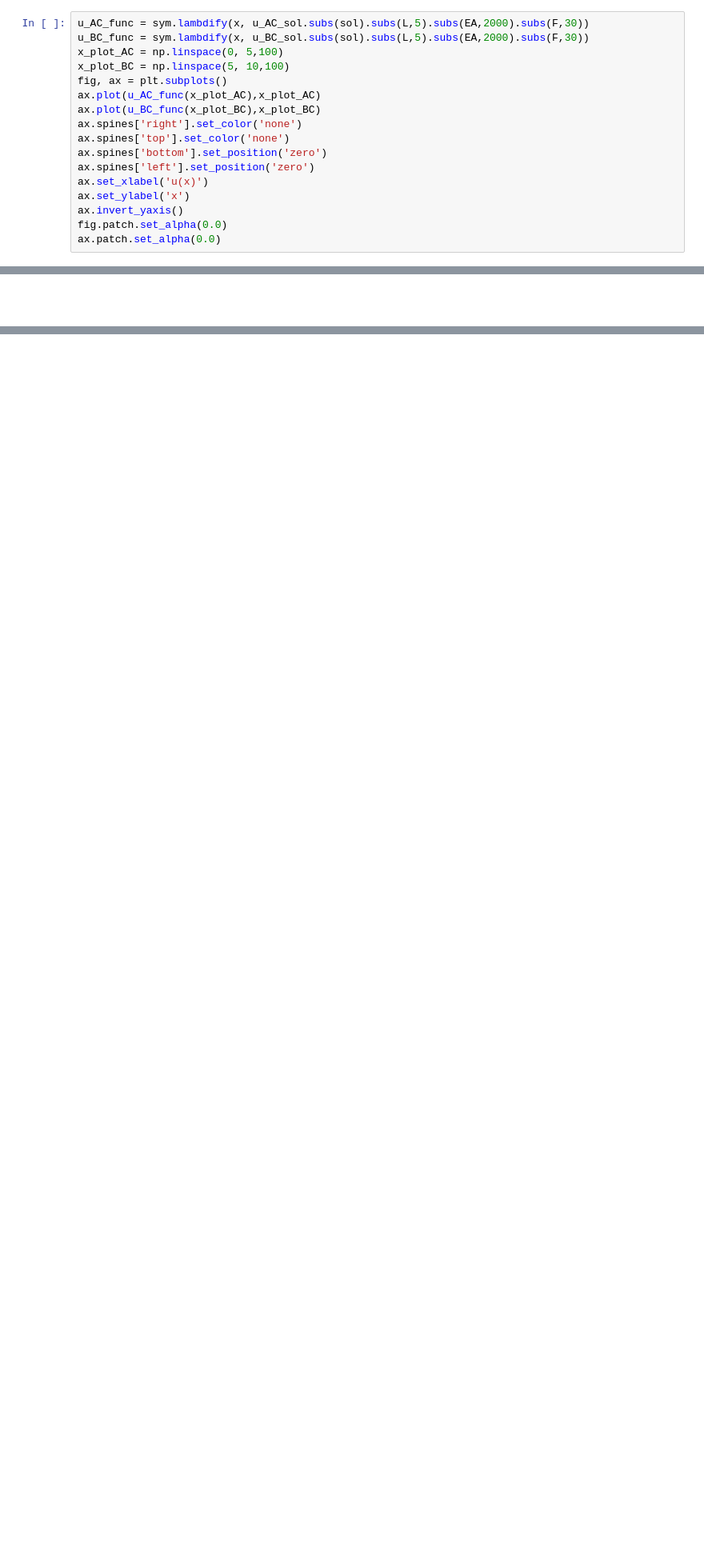
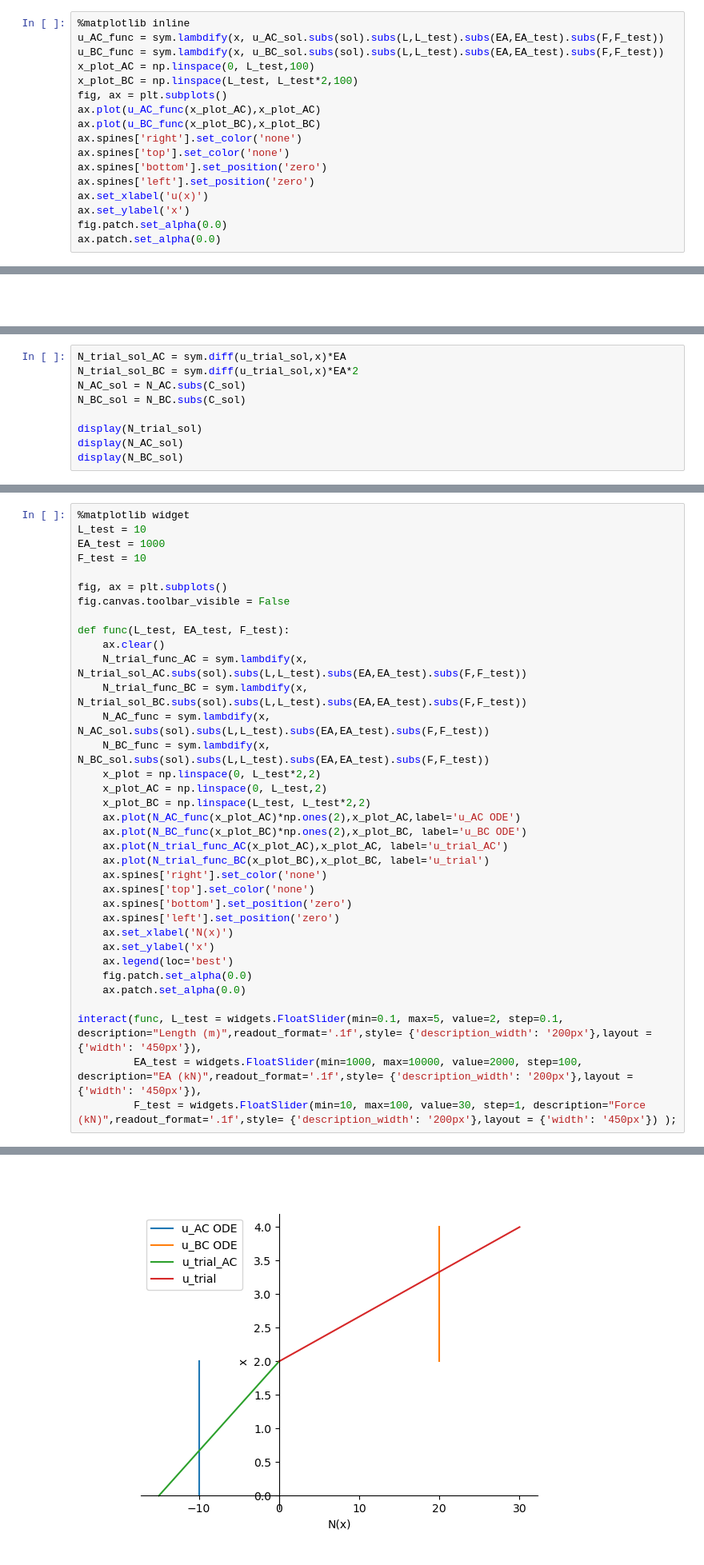
Before and after one commit to TUDelft-books/CTB3330, a Jupyter notebook: book/work_energy/exercise_pot_energy.ipynb, the cells around one changed output, grey strips where cells are left out. Shown: that part at 80% size. Drawn from its saved outputs; the diff is of its cells as text; blank space fills up the shorter version.

```diff
--- a/book/work_energy/exercise_pot_energy.ipynb
+++ b/book/work_energy/exercise_pot_energy.ipynb
@@ -416,8 +391,9 @@ $\displaystyle - \frac{F L}{EA} + \frac{F x}{2 EA}$
 # %%
-u_AC_func = sym.lambdify(x, u_AC_sol.subs(sol).subs(L,5).subs(EA,2000).subs(F,30))
-u_BC_func = sym.lambdify(x, u_BC_sol.subs(sol).subs(L,5).subs(EA,2000).subs(F,30))
-x_plot_AC = np.linspace(0, 5,100)
-x_plot_BC = np.linspace(5, 10,100)
+%matplotlib inline
+u_AC_func = sym.lambdify(x, u_AC_sol.subs(sol).subs(L,L_test).subs(EA,EA_test).subs(F,F_test))
+u_BC_func = sym.lambdify(x, u_BC_sol.subs(sol).subs(L,L_test).subs(EA,EA_test).subs(F,F_test))
+x_plot_AC = np.linspace(0, L_test,100)
+x_plot_BC = np.linspace(L_test, L_test*2,100)
 fig, ax = plt.subplots()
 ax.plot(u_AC_func(x_plot_AC),x_plot_AC)
 ax.plot(u_BC_func(x_plot_BC),x_plot_BC)
@@ -427,6 +403,5 @@ ax.spines['bottom'].set_position('zero')
 ax.spines['left'].set_position('zero')
 ax.set_xlabel('u(x)')
 ax.set_ylabel('x')
-ax.invert_yaxis()
 fig.patch.set_alpha(0.0)
 ax.patch.set_alpha(0.0)
@@ -437,0 +452,9 @@ ax.patch.set_alpha(0.0)
+# %%
+N_trial_sol_AC = sym.diff(u_trial_sol,x)*EA
+N_trial_sol_BC = sym.diff(u_trial_sol,x)*EA*2
+N_AC_sol = N_AC.subs(C_sol)
+N_BC_sol = N_BC.subs(C_sol)
+
+display(N_trial_sol)
+display(N_AC_sol)
+display(N_BC_sol)
@@ -437,0 +465,36 @@ ax.patch.set_alpha(0.0)
+# %%
+%matplotlib widget
+L_test = 10
+EA_test = 1000
+F_test = 10
+
+fig, ax = plt.subplots()
+fig.canvas.toolbar_visible = False
+
+def func(L_test, EA_test, F_test):
+    ax.clear()
+    N_trial_func_AC = sym.lambdify(x, N_trial_sol_AC.subs(sol).subs(L,L_test).subs(EA,EA_test).subs(F,F_test))
+    N_trial_func_BC = sym.lambdify(x, N_trial_sol_BC.subs(sol).subs(L,L_test).subs(EA,EA_test).subs(F,F_test))
+    N_AC_func = sym.lambdify(x, N_AC_sol.subs(sol).subs(L,L_test).subs(EA,EA_test).subs(F,F_test))
+    N_BC_func = sym.lambdify(x, N_BC_sol.subs(sol).subs(L,L_test).subs(EA,EA_test).subs(F,F_test))
+    x_plot = np.linspace(0, L_test*2,2)
+    x_plot_AC = np.linspace(0, L_test,2)
+    x_plot_BC = np.linspace(L_test, L_test*2,2)
+    ax.plot(N_AC_func(x_plot_AC)*np.ones(2),x_plot_AC,label='u_AC ODE')
+    ax.plot(N_BC_func(x_plot_BC)*np.ones(2),x_plot_BC, label='u_BC ODE')
+    ax.plot(N_trial_func_AC(x_plot_AC),x_plot_AC, label='u_trial_AC')
+    ax.plot(N_trial_func_BC(x_plot_BC),x_plot_BC, label='u_trial')
+    ax.spines['right'].set_color('none')
+    ax.spines['top'].set_color('none')
+    ax.spines['bottom'].set_position('zero')
+    ax.spines['left'].set_position('zero')
+    ax.set_xlabel('N(x)')
+    ax.set_ylabel('x')
+    ax.legend(loc='best')
+    fig.patch.set_alpha(0.0)
+    ax.patch.set_alpha(0.0)
+
+interact(func, L_test = widgets.FloatSlider(min=0.1, max=5, value=2, step=0.1, description="Length (m)",readout_format='.1f',style= {'description_width': '200px'},layout = {'width': '450px'}),
+         EA_test = widgets.FloatSlider(min=1000, max=10000, value=2000, step=100, description="EA (kN)",readout_format='.1f',style= {'description_width': '200px'},layout = {'width': '450px'}),
+         F_test = widgets.FloatSlider(min=10, max=100, value=30, step=1, description="Force (kN)",readout_format='.1f',style= {'description_width': '200px'},layout = {'width': '450px'}) );
+# %% [output]
@@ -437,0 +502 @@ ax.patch.set_alpha(0.0)
+[figure, added]
```
Also changed, not shown: parts of 20 cells of this notebook.
